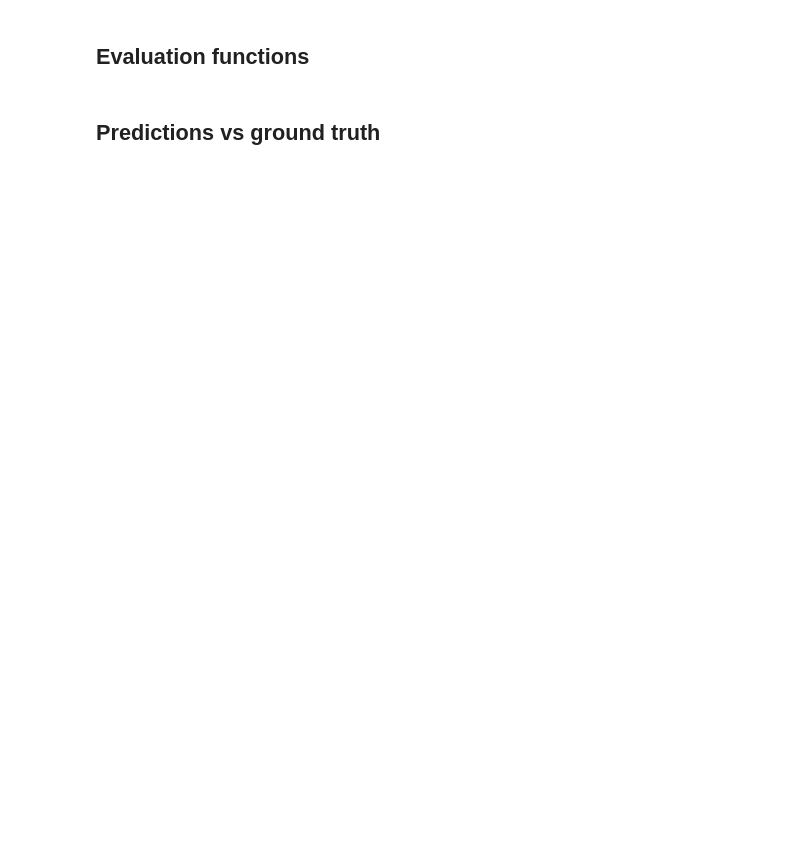
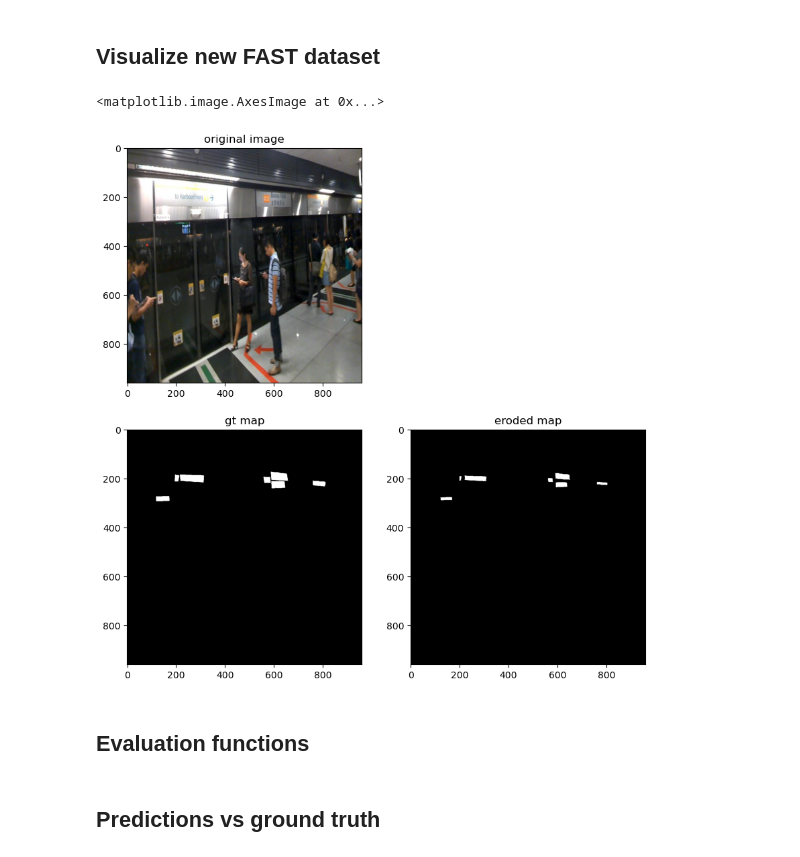
Before and after one commit to zachhendon/image-translator, a Jupyter notebook: text-detection/visualize.ipynb, the cells around one changed output. Cells and saved outputs as stored; diff of their text form; code cells hidden in the pictures; blank space fills up the shorter version.

Commit message:
created gnew icdr2015 dataset from FAST paper

```diff
--- a/text-detection/visualize.ipynb
+++ b/text-detection/visualize.ipynb
@@ -19,3 +17,22 @@ The autoreload extension is already loaded. To reload it, use:
+# %% [markdown]
+## Visualize new FAST dataset
+# %%
+dset = SimpleICDR2015Dataset('data')
+# %%
+image, maps = dset[1]
+
+fig, axs = plt.subplots(2, 2, figsize=(10, 10))
+fig.delaxes(axs[0][1])
+
+axs[0][0].set_title('original image')
+axs[0][0].imshow(image)
+axs[1][0].set_title('gt map')
+axs[1][0].imshow(maps['gt_map'], vmin=0, vmax=1, cmap='gray')
+axs[1][1].set_title('eroded map')
+axs[1][1].imshow(maps['eroded_map'], vmin=0, vmax=1, cmap='gray')
+# %% [output]
+<matplotlib.image.AxesImage at 0x...>
+[figure, added]
 # %% [markdown]
 ## Evaluation functions
 # %%
```
Also changed, not shown: parts of 8 cells of this notebook, 3 other files.
